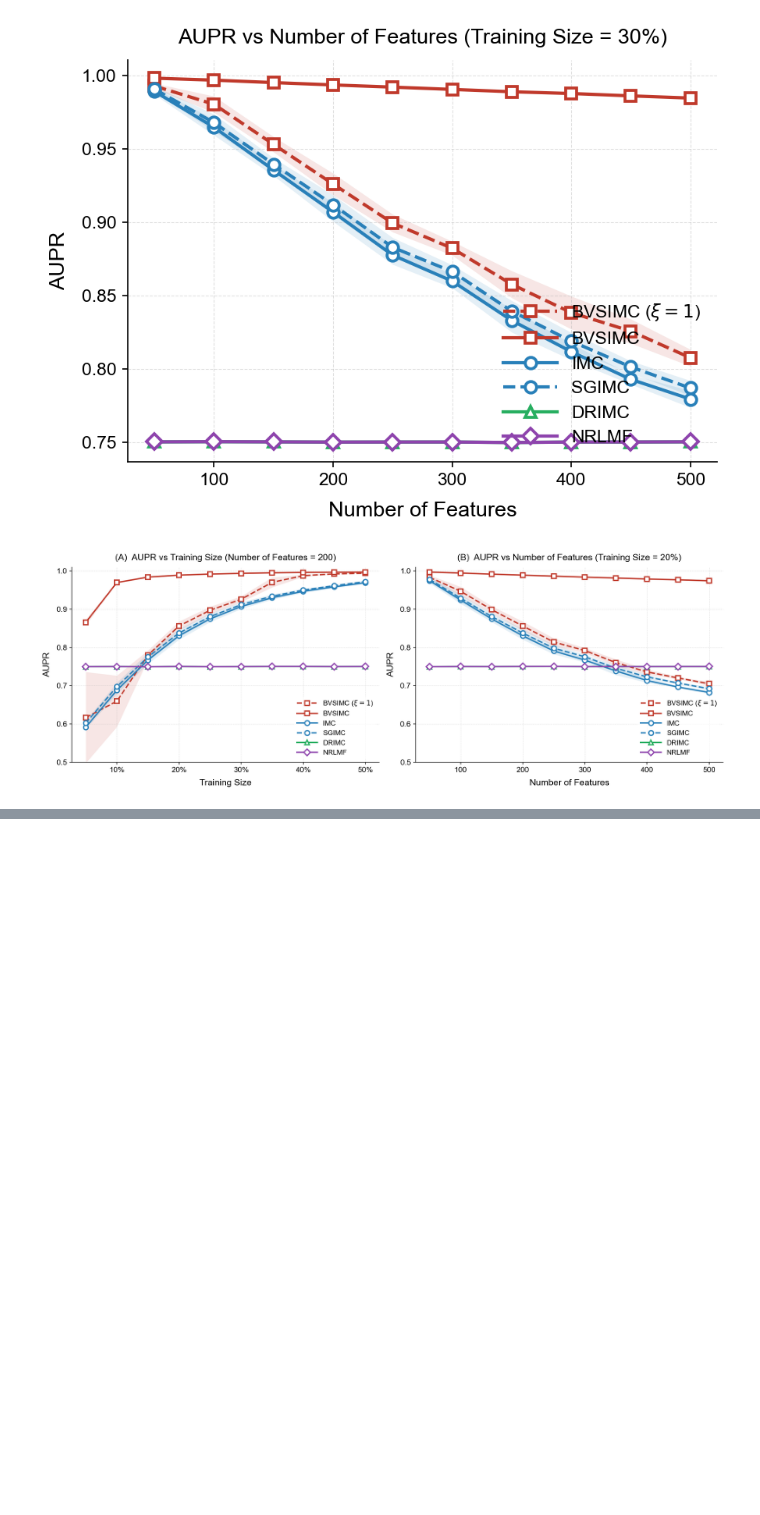
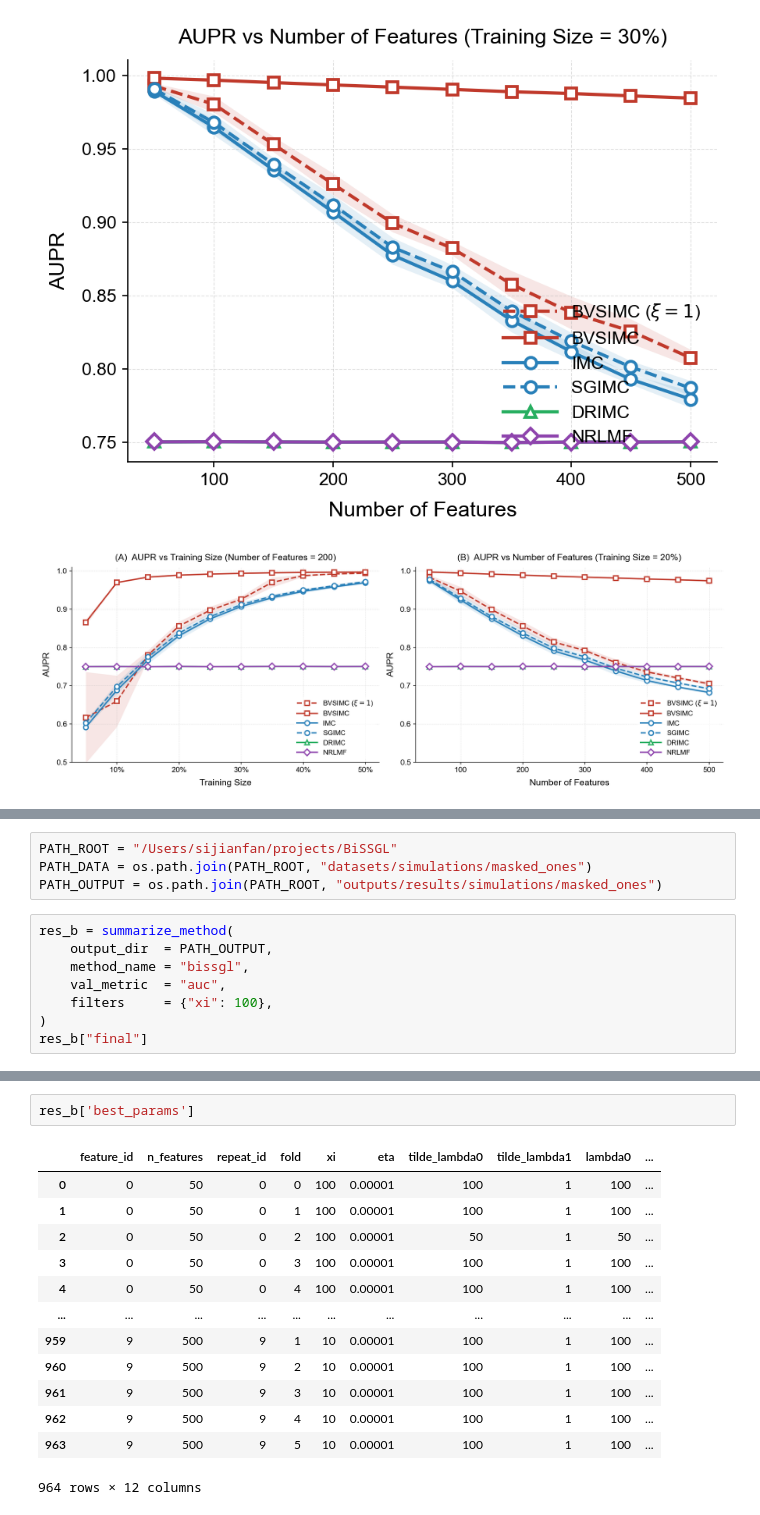
Before and after one commit to Sijianf/BVSIMC, a Jupyter notebook: scripts/simulations/cv_summary.ipynb, the cells around one changed output, grey strips where cells are left out. Saved outputs shown, nothing was run; the diff lists cells and outputs as text; blank space fills up the shorter version.

```diff
--- a/scripts/simulations/cv_summary.ipynb
+++ b/scripts/simulations/cv_summary.ipynb
@@ -822,0 +1039,12 @@ plot_both(
+# %%
+PATH_ROOT = "/Users/sijianfan/projects/BiSSGL"
+PATH_DATA = os.path.join(PATH_ROOT, "datasets/simulations/masked_ones")
+PATH_OUTPUT = os.path.join(PATH_ROOT, "outputs/results/simulations/masked_ones")
+# %%
+res_b = summarize_method(
+    output_dir  = PATH_OUTPUT,
+    method_name = "bissgl",
+    val_metric  = "auc",
+    filters     = {"xi": 100},
+)
+res_b["final"]
@@ -822,0 +1064,16 @@ plot_both(
+# %%
+res_b['best_params']
+# %% [output]
+|  | feature_id | n_features | repeat_id | fold | xi | eta | tilde_lambda0 | tilde_lambda1 | lambda0 | ... |
+| 0 | 0 | 50 | 0 | 0 | 100 | 0.00001 | 100 | 1 | 100 | ... |
+| 1 | 0 | 50 | 0 | 1 | 100 | 0.00001 | 100 | 1 | 100 | ... |
+| 2 | 0 | 50 | 0 | 2 | 100 | 0.00001 | 50 | 1 | 50 | ... |
+| 3 | 0 | 50 | 0 | 3 | 100 | 0.00001 | 100 | 1 | 100 | ... |
+| 4 | 0 | 50 | 0 | 4 | 100 | 0.00001 | 100 | 1 | 100 | ... |
+| ... | ... | ... | ... | ... | ... | ... | ... | ... | ... | ... |
+| 959 | 9 | 500 | 9 | 1 | 10 | 0.00001 | 100 | 1 | 100 | ... |
+| 960 | 9 | 500 | 9 | 2 | 10 | 0.00001 | 100 | 1 | 100 | ... |
+| 961 | 9 | 500 | 9 | 3 | 10 | 0.00001 | 100 | 1 | 100 | ... |
+| 962 | 9 | 500 | 9 | 4 | 10 | 0.00001 | 100 | 1 | 100 | ... |
+| 963 | 9 | 500 | 9 | 5 | 10 | 0.00001 | 100 | 1 | 100 | ... |
+964 rows × 12 columns
```
Also changed, not shown: parts of 10 cells of this notebook, 10 other files.
